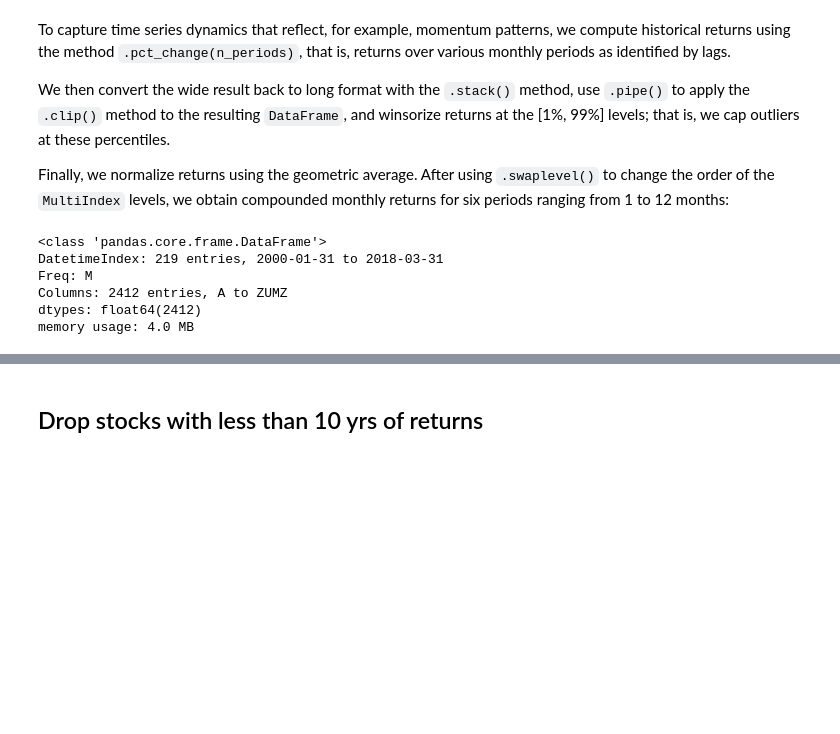
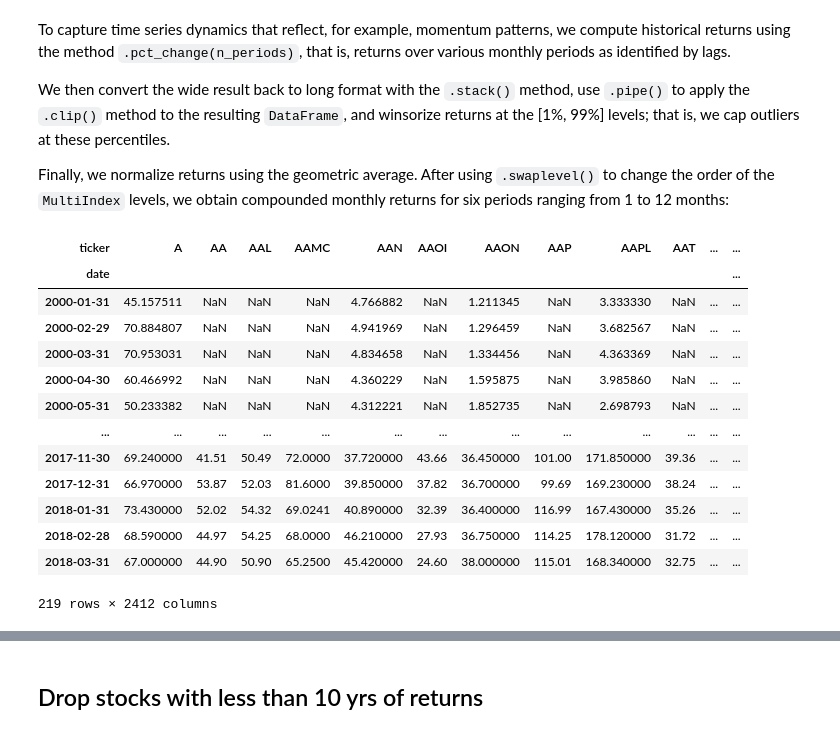
Before and after one commit to KanyangZhao/Machine-Learning-for-Algorithmic-Trading-Second-Edition, a Jupyter notebook: 04_alpha_factor_research/01_feature_engineering.ipynb, the cells around one changed output, grey strips where cells are left out. Cells and saved outputs as stored; diff of their text form; code cells hidden in the pictures; blank space fills up the shorter version.

```diff
--- a/04_alpha_factor_research/01_feature_engineering.ipynb
+++ b/04_alpha_factor_research/01_feature_engineering.ipynb
@@ -120,14 +152,22 @@ We then convert the wide result back to long format with the `.stack()` method,
 
 Finally, we normalize returns using the geometric average. After using `.swaplevel()` to change the order of the `MultiIndex` levels, we obtain compounded monthly returns for six periods ranging from 1 to 12 months:
 # %%
-monthly_prices.info()
+monthly_prices
 # %% [output]
+| ticker | A | AA | AAL | AAMC | AAN | AAOI | AAON | AAP | AAPL | AAT | ... | ... |
+| date |  |  |  |  |  |  |  |  |  |  |  | ... |
+| 2000-01-31 | 45.157511 | NaN | NaN | NaN | 4.766882 | NaN | 1.211345 | NaN | 3.333330 | NaN | ... | ... |
+| 2000-02-29 | 70.884807 | NaN | NaN | NaN | 4.941969 | NaN | 1.296459 | NaN | 3.682567 | NaN | ... | ... |
+| 2000-03-31 | 70.953031 | NaN | NaN | NaN | 4.834658 | NaN | 1.334456 | NaN | 4.363369 | NaN | ... | ... |
+| 2000-04-30 | 60.466992 | NaN | NaN | NaN | 4.360229 | NaN | 1.595875 | NaN | 3.985860 | NaN | ... | ... |
+| 2000-05-31 | 50.233382 | NaN | NaN | NaN | 4.312221 | NaN | 1.852735 | NaN | 2.698793 | NaN | ... | ... |
+| ... | ... | ... | ... | ... | ... | ... | ... | ... | ... | ... | ... | ... |
+| 2017-11-30 | 69.240000 | 41.51 | 50.49 | 72.0000 | 37.720000 | 43.66 | 36.450000 | 101.00 | 171.850000 | 39.36 | ... | ... |
+| 2017-12-31 | 66.970000 | 53.87 | 52.03 | 81.6000 | 39.850000 | 37.82 | 36.700000 | 99.69 | 169.230000 | 38.24 | ... | ... |
+| 2018-01-31 | 73.430000 | 52.02 | 54.32 | 69.0241 | 40.890000 | 32.39 | 36.400000 | 116.99 | 167.430000 | 35.26 | ... | ... |
+| 2018-02-28 | 68.590000 | 44.97 | 54.25 | 68.0000 | 46.210000 | 27.93 | 36.750000 | 114.25 | 178.120000 | 31.72 | ... | ... |
+| 2018-03-31 | 67.000000 | 44.90 | 50.90 | 65.2500 | 45.420000 | 24.60 | 38.000000 | 115.01 | 168.340000 | 32.75 | ... | ... |
-<class 'pandas.core.frame.DataFrame'>
-DatetimeIndex: 219 entries, 2000-01-31 to 2018-03-31
-Freq: M
-Columns: 2412 entries, A to ZUMZ
-dtypes: float64(2412)
-memory usage: 4.0 MB
+219 rows × 2412 columns
 # %%
 outlier_cutoff = 0.01
 data = pd.DataFrame()
```
Also changed, not shown: parts of 16 cells of this notebook, 4 other files.
